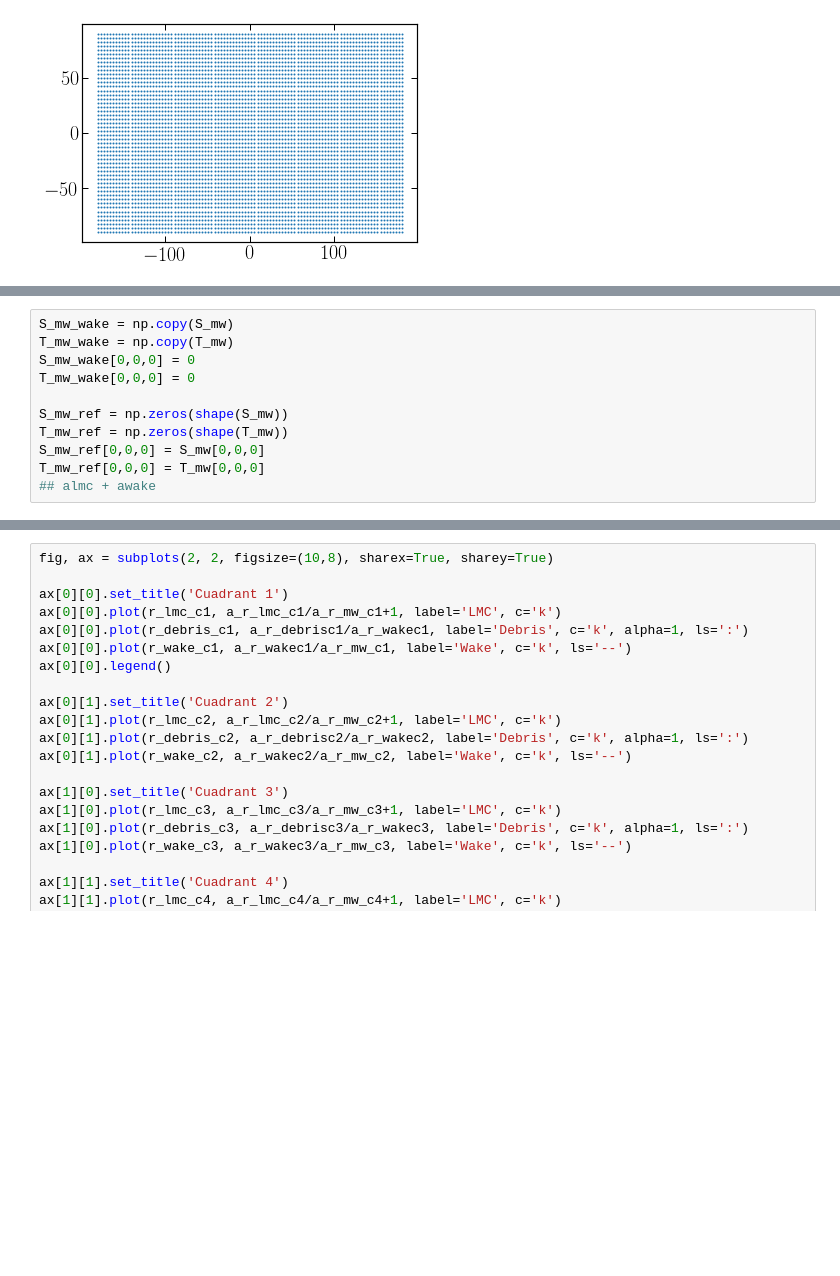
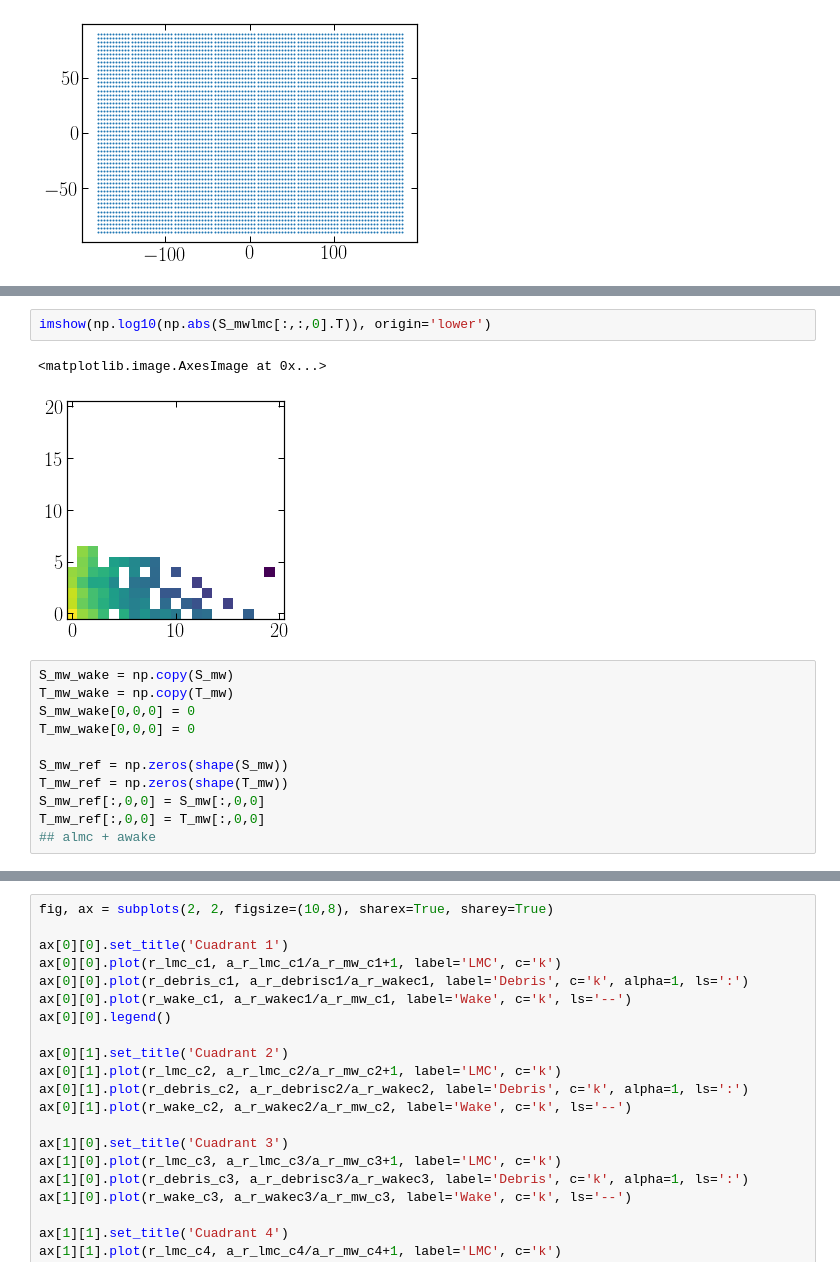
Before and after one commit to jngaravitoc/MW-LMC-SCF, a Jupyter notebook: notebooks/wake_acceleration_field.ipynb, the cells around one changed output, grey strips where cells are left out. Saved outputs shown, nothing was run; the diff lists cells and outputs as text; blank space fills up the shorter version.

```diff
--- a/notebooks/wake_acceleration_field.ipynb
+++ b/notebooks/wake_acceleration_field.ipynb
@@ -211,3 +212,8 @@ S_mw, T_mw, N_mw = smooth_coeff(coeff_mw_path, covmat_mw_path, 0, 10, 20, 20, 20
+# %%
+imshow(np.log10(np.abs(S_mwlmc[:,:,0].T)), origin='lower')
+# %% [output]
+<matplotlib.image.AxesImage at 0x...>
+[figure, added]
 # %%
 S_mw_wake = np.copy(S_mw)
 T_mw_wake = np.copy(T_mw)
@@ -216,6 +222,6 @@ T_mw_wake[0,0,0] = 0
 
 S_mw_ref = np.zeros(shape(S_mw))
 T_mw_ref = np.zeros(shape(T_mw))
-S_mw_ref[0,0,0] = S_mw[0,0,0]
-T_mw_ref[0,0,0] = T_mw[0,0,0]
+S_mw_ref[:,0,0] = S_mw[:,0,0]
+T_mw_ref[:,0,0] = T_mw[:,0,0]
 ## almc + awake
```
Also changed, not shown: parts of 28 cells of this notebook.
